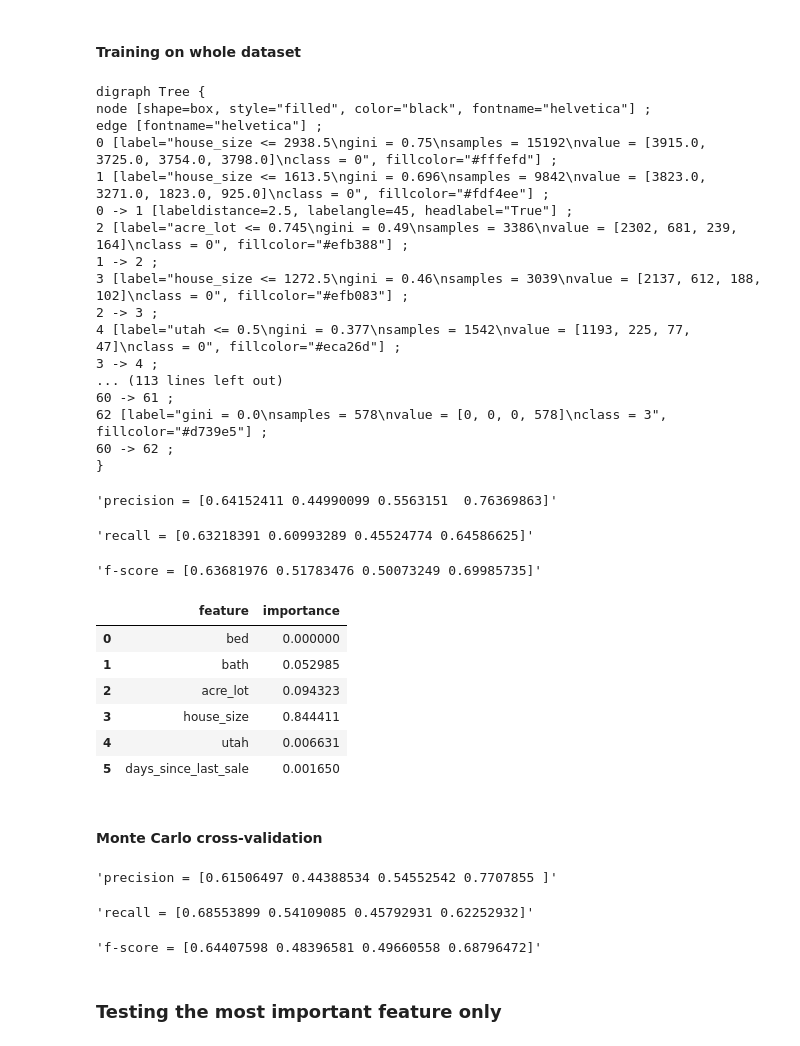
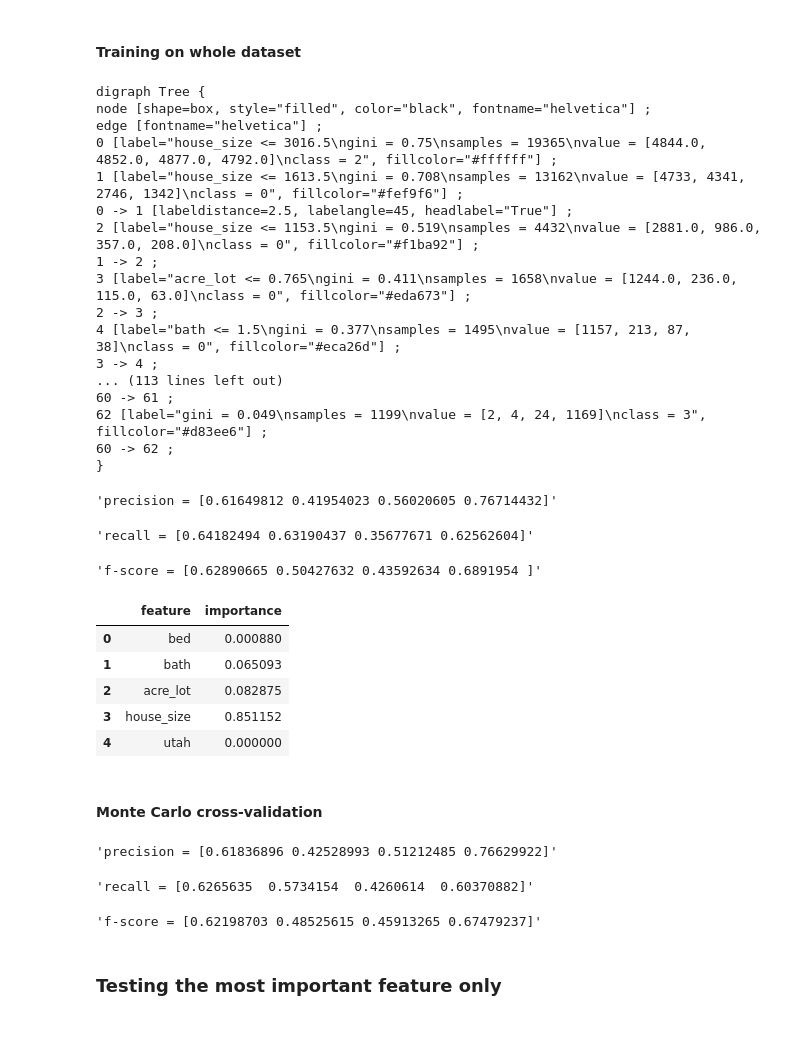
Before and after one commit to n8taylor/cs5830_project8, a Jupyter notebook: project8.ipynb, the cells around one changed output. Cells and saved outputs as stored; diff of their text form; code cells hidden in the pictures.

Commit message:
un-dropped sold houses because days_since_last_sale didn't end up being very important to predictions and removing sold homes changed the shape of the data quite a bit

```diff
--- a/project8.ipynb
+++ b/project8.ipynb
@@ -34,6 +34,7 @@ from sklearn import tree
 df = pd.read_csv('realtor-data.csv')
 df = df[df['state'].isin(['Utah', 'Colorado'])]
 df = df.dropna()
-df = df.drop(df[df.status == 'sold'].index)
+print(f'This dataset includes houses sold as recently as {pd.to_datetime(df["prev_sold_date"]).max().date()}')
+# df = df.drop(df[df.status == 'sold'].index)
 df = df.reset_index(drop=True)
 df
@@ -83,7 +217,7 @@ df
 # %%
-df['prev_sold_date'] = pd.to_datetime(df['prev_sold_date'])
-df['days_since_last_sale'] = (pd.Timestamp.today() - df['prev_sold_date']).dt.days
-df
+# df['prev_sold_date'] = pd.to_datetime(df['prev_sold_date'])
+# df['days_since_last_sale'] = (pd.Timestamp.today() - df['prev_sold_date']).dt.days
+# df
 # %% [markdown]
 ## Decision Trees
 # %% [markdown]
@@ -194,7 +331,7 @@ display('f-score = {}'.format(avgF))
 #### Training on whole dataset
 # %%
 # create a list of feature columns
-feature_cols = ['bed', 'bath', 'acre_lot', 'house_size', 'utah', 'days_since_last_sale']
+feature_cols = ['bed', 'bath', 'acre_lot', 'house_size', 'utah',]# 'days_since_last_sale']
 
 # define X and y
 X = df[feature_cols]
@@ -205,53 +342,52 @@ treeclf = DecisionTreeClassifier(max_depth=5, random_state=1)
 treeclf.fit(X.values, y)
 
 dot = tree.export_graphviz(treeclf, out_file=None,
                                     feature_names=feature_cols,
                                     class_names=['0', '1', '2', '3'], filled = True)
 
 # output dot code to copy/paste into https://dreampuf.github.io/GraphvizOnline
 print(dot)
 
 y_pred = treeclf.predict(X)
 
 p,r,f,s = precision_recall_fscore_support(y, y_pred, labels=[0, 1, 2, 3])
 display('precision = {}'.format(p))
 display('recall = {}'.format(r))
 display('f-score = {}'.format(f))
 
 pd.DataFrame({'feature':feature_cols, 'importance':treeclf.feature_importances_})
 # %% [output]
 digraph Tree {
 node [shape=box, style="filled", color="black", fontname="helvetica"] ;
 edge [fontname="helvetica"] ;
-0 [label="house_size <= 2938.5\ngini = 0.75\nsamples = 15192\nvalue = [3915.0, 3725.0, 3754.0, 3798.0]\nclass = 0", fillcolor="#fffefd"] ;
-1 [label="house_size <= 1613.5\ngini = 0.696\nsamples = 9842\nvalue = [3823.0, 3271.0, 1823.0, 925.0]\nclass = 0", fillcolor="#fdf4ee"] ;
+0 [label="house_size <= 3016.5\ngini = 0.75\nsamples = 19365\nvalue = [4844.0, 4852.0, 4877.0, 4792.0]\nclass = 2", fillcolor="#ffffff"] ;
+1 [label="house_size <= 1613.5\ngini = 0.708\nsamples = 13162\nvalue = [4733, 4341, 2746, 1342]\nclass = 0", fillcolor="#fef9f6"] ;
 0 -> 1 [labeldistance=2.5, labelangle=45, headlabel="True"] ;
-2 [label="acre_lot <= 0.745\ngini = 0.49\nsamples = 3386\nvalue = [2302, 681, 239, 164]\nclass = 0", fillcolor="#efb388"] ;
+2 [label="house_size <= 1153.5\ngini = 0.519\nsamples = 4432\nvalue = [2881.0, 986.0, 357.0, 208.0]\nclass = 0", fillcolor="#f1ba92"] ;
 1 -> 2 ;
-3 [label="house_size <= 1272.5\ngini = 0.46\nsamples = 3039\nvalue = [2137, 612, 188, 102]\nclass = 0", fillcolor="#efb083"] ;
+3 [label="acre_lot <= 0.765\ngini = 0.411\nsamples = 1658\nvalue = [1244.0, 236.0, 115.0, 63.0]\nclass = 0", fillcolor="#eda673"] ;
 2 -> 3 ;
-4 [label="utah <= 0.5\ngini = 0.377\nsamples = 1542\nvalue = [1193, 225, 77, 47]\nclass = 0", fillcolor="#eca26d"] ;
+4 [label="bath <= 1.5\ngini = 0.377\nsamples = 1495\nvalue = [1157, 213, 87, 38]\nclass = 0", fillcolor="#eca26d"] ;
 3 -> 4 ;
 ... (113 lines left out)
 60 -> 61 ;
-62 [label="gini = 0.0\nsamples = 578\nvalue = [0, 0, 0, 578]\nclass = 3", fillcolor="#d739e5"] ;
+62 [label="gini = 0.049\nsamples = 1199\nvalue = [2, 4, 24, 1169]\nclass = 3", fillcolor="#d83ee6"] ;
 60 -> 62 ;
 }
-'precision = [0.64152411 0.44990099 0.5563151  0.76369863]'
+'precision = [0.61649812 0.41954023 0.56020605 0.76714432]'
-'recall = [0.63218391 0.60993289 0.45524774 0.64586625]'
+'recall = [0.64182494 0.63190437 0.35677671 0.62562604]'
-'f-score = [0.63681976 0.51783476 0.50073249 0.69985735]'
+'f-score = [0.62890665 0.50427632 0.43592634 0.6891954 ]'
 |  | feature | importance |
-| 0 | bed | 0.000000 |
-| 1 | bath | 0.052985 |
-| 2 | acre_lot | 0.094323 |
-| 3 | house_size | 0.844411 |
-| 4 | utah | 0.006631 |
-| 5 | days_since_last_sale | 0.001650 |
+| 0 | bed | 0.000880 |
+| 1 | bath | 0.065093 |
+| 2 | acre_lot | 0.082875 |
+| 3 | house_size | 0.851152 |
+| 4 | utah | 0.000000 |
 # %% [markdown]
 #### Monte Carlo cross-validation
 # %%
 # create a list of feature columns
-feature_cols = ['bed', 'bath', 'acre_lot', 'house_size', 'utah', 'days_since_last_sale']
+feature_cols = ['bed', 'bath', 'acre_lot', 'house_size', 'utah',]# 'days_since_last_sale']
 
 # define X and y
 X = df[feature_cols]
@@ -291,9 +427,9 @@ display('precision = {}'.format(avgP))
 display('recall = {}'.format(avgR))
 display('f-score = {}'.format(avgF))
 # %% [output]
-'precision = [0.61506497 0.44388534 0.54552542 0.7707855 ]'
+'precision = [0.61836896 0.42528993 0.51212485 0.76629922]'
-'recall = [0.68553899 0.54109085 0.45792931 0.62252932]'
+'recall = [0.6265635  0.5734154  0.4260614  0.60370882]'
-'f-score = [0.64407598 0.48396581 0.49660558 0.68796472]'
+'f-score = [0.62198703 0.48525615 0.45913265 0.67479237]'
 # %% [markdown]
 ### Testing the most important feature only
 # %%
```
Also changed, not shown: parts of 14 cells of this notebook.
